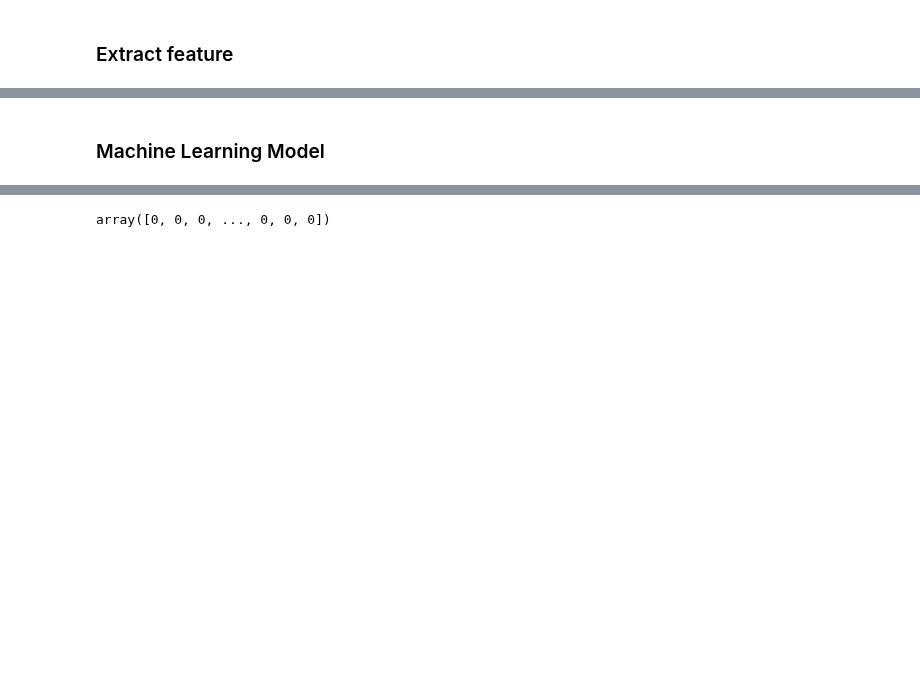
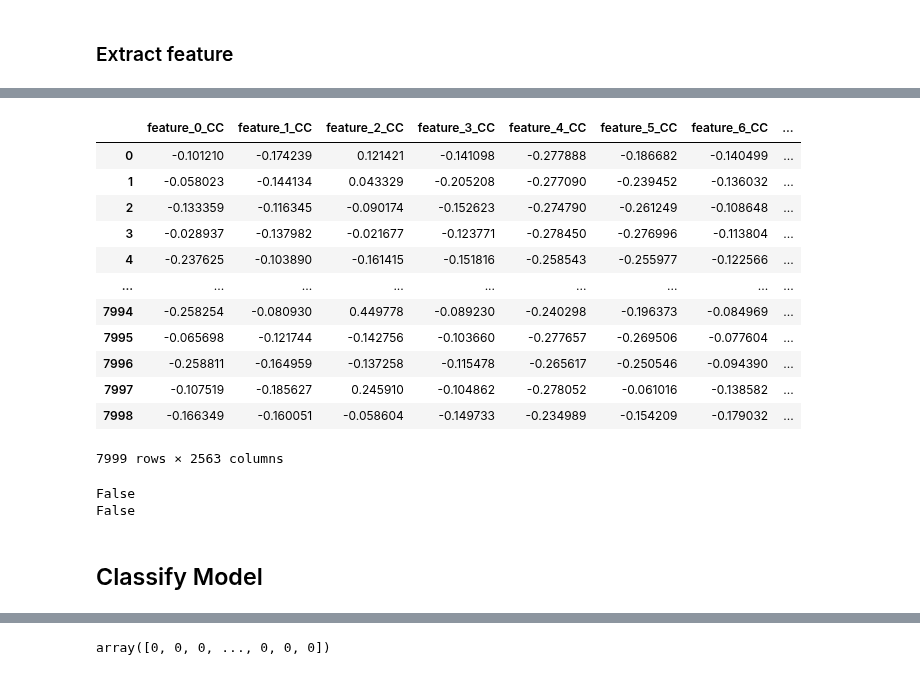
Before and after one commit to VA0211/BreastCancer_BIRADS, a Jupyter notebook: torch/ldiep_feature_selection.ipynb, the cells around one changed output, grey strips where cells are left out. Drawn from its saved outputs; the diff is of its cells as text; code cells hidden in the pictures; blank space fills up the shorter version.

```diff
--- a/torch/ldiep_feature_selection.ipynb
+++ b/torch/ldiep_feature_selection.ipynb
@@ -169,0 +323,15 @@ features_test = extract_features(test_df,
+# %%
+model_name = 'efficientnet_b0'
+num_features = 1280
+
+features_train = extract_img_feature(df=train_df,
+                                     data_dir=data_dir,
+                                     model=model_name,
+                                     vec_length=num_features
+                                     )
+
+features_test = extract_img_feature(df=test_df,
+                                    data_dir=data_dir,
+                                    model=model_name,
+                                    vec_length=num_features
+                                    )
@@ -169,0 +340,25 @@ features_test = extract_features(test_df,
+# %%
+train_CC = features_train[features_train['view_position'] == 'CC'].drop(['label', 'view_position'], axis=1)
+train_MLO = features_train[features_train['view_position'] == 'MLO'].drop(['view_position'], axis=1)
+
+test_CC = features_test[features_test['view_position'] == 'CC'].drop(['label', 'view_position'], axis=1)
+test_MLO = features_test[features_test['view_position'] == 'MLO'].drop(['view_position'], axis=1)
+
+concat_features_train = train_CC.merge(train_MLO, on=['study_id', 'laterality'], suffixes=('_CC', '_MLO'))
+concat_features_test = test_CC.merge(test_MLO, on=['study_id', 'laterality'], suffixes=('_CC', '_MLO'))
+# %%
+concat_features_train
+# %% [output]
+|  | feature_0_CC | feature_1_CC | feature_2_CC | feature_3_CC | feature_4_CC | feature_5_CC | feature_6_CC | ... |
+| 0 | -0.101210 | -0.174239 | 0.121421 | -0.141098 | -0.277888 | -0.186682 | -0.140499 | ... |
+| 1 | -0.058023 | -0.144134 | 0.043329 | -0.205208 | -0.277090 | -0.239452 | -0.136032 | ... |
+| 2 | -0.133359 | -0.116345 | -0.090174 | -0.152623 | -0.274790 | -0.261249 | -0.108648 | ... |
+| 3 | -0.028937 | -0.137982 | -0.021677 | -0.123771 | -0.278450 | -0.276996 | -0.113804 | ... |
+| 4 | -0.237625 | -0.103890 | -0.161415 | -0.151816 | -0.258543 | -0.255977 | -0.122566 | ... |
+| ... | ... | ... | ... | ... | ... | ... | ... | ... |
+| 7994 | -0.258254 | -0.080930 | 0.449778 | -0.089230 | -0.240298 | -0.196373 | -0.084969 | ... |
+| 7995 | -0.065698 | -0.121744 | -0.142756 | -0.103660 | -0.277657 | -0.269506 | -0.077604 | ... |
+| 7996 | -0.258811 | -0.164959 | -0.137258 | -0.115478 | -0.265617 | -0.250546 | -0.094390 | ... |
+| 7997 | -0.107519 | -0.185627 | 0.245910 | -0.104862 | -0.278052 | -0.061016 | -0.138582 | ... |
+| 7998 | -0.166349 | -0.160051 | -0.058604 | -0.149733 | -0.234989 | -0.154209 | -0.179032 | ... |
+7999 rows × 2563 columns
@@ -177,7 +372,10 @@ features_train
 # %%
 # Check NaN
-print(features_train.isna().any().any())
-print(features_test.isna().any().any())
+print(concat_features_train.isna().any().any())
+print(concat_features_test.isna().any().any())
+# %% [output]
+False
+False
 # %% [markdown]
-### Machine Learning Model
+## Classify Model
 # %%
```
Also changed, not shown: parts of 35 cells of this notebook.
